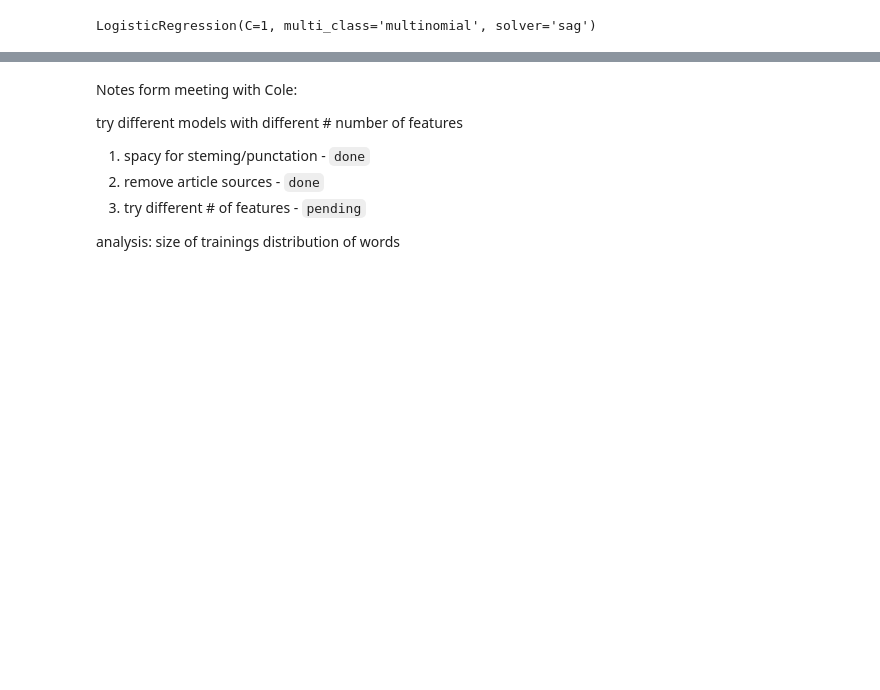
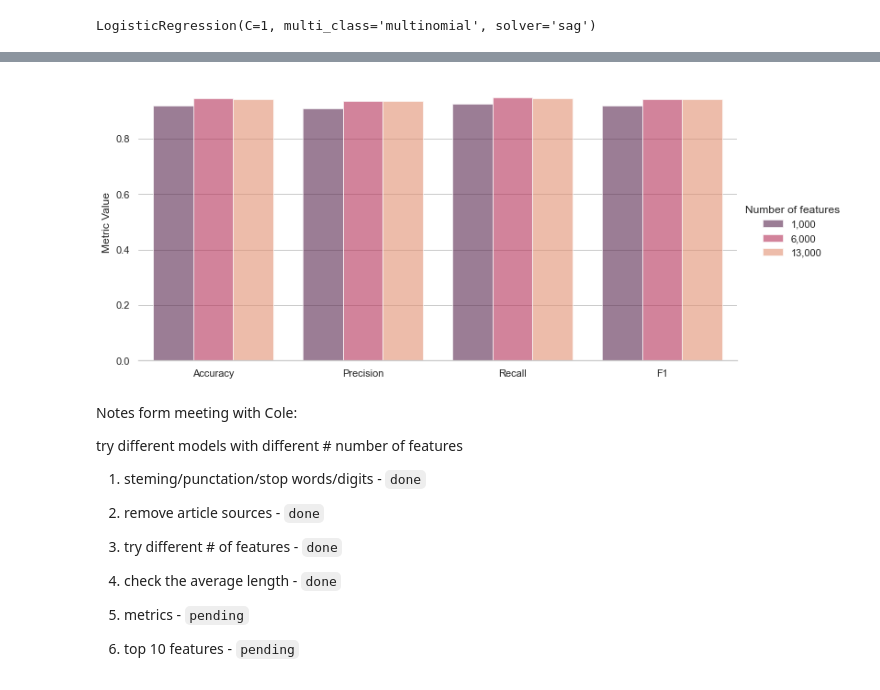
Before and after one commit to anth0nyhak1m/nlp_project_yas, a Jupyter notebook: baseline_model.ipynb, the cells around one changed output, grey strips where cells are left out. Cells and saved outputs as stored; diff of their text form; code cells hidden in the pictures; blank space fills up the shorter version.

```diff
--- a/baseline_model.ipynb
+++ b/baseline_model.ipynb
@@ -240,7 +255,7 @@ matrix([[0., 0., 0., ..., 0., 0., 0.],
 We will be using the `Logistic Classifier` as our baseline model for training:
 # %%
 logit = LogisticRegression(penalty = 'l2', C = 1, solver= 'sag', multi_class = 'multinomial')
-logit.fit(X_train_text, train_text['target'])
+logit.fit(X_train_text, train_text.target)
 # %% [output]
 LogisticRegression(C=1, multi_class='multinomial', solver='sag')
 # %% [markdown]
@@ -269,0 +315,19 @@ the accuracy score on the validation data is:  0.9194506310319228
+# %%
+text_transformer2, X_train_text2, X_val_text2, X_test_text2 = \
+    tf_idf_vectorizer(train_text.title, val_text.title,test_text.title, None)
+
+logit = LogisticRegression(penalty = 'l2', C = 1, solver= 'sag', multi_class = 'multinomial')
+logit.fit(X_train_text2, train_text.target)
+
+train_predicted_label = logit.predict(X_train_text2)
+train_accuracy_score = accuracy_score(train_text.target, train_predicted_label)
+
+predicted_label2 = logit.predict(X_val_text2)
+accuracy_score2 = accuracy_score(val_text.target, predicted_label2)
+
+print('Accuracy on the training data: %.2f' % train_accuracy_score)
+
+print('\nMetrics for 13,000-feature model (validation data): \nAccuracy: %.2f' % accuracy_score2)
+print('Precision: %.2f' % precision_score(val_text.target, predicted_label2))
+print('Recall: %.2f' % recall_score(val_text.target, predicted_label2))
+print('F1: %.2f' % f1_score(val_text.target, predicted_label2))
@@ -270,11 +342,36 @@ the accuracy score on the validation data is:  0.9194506310319228
+# %%
+# initialize list of lists
+data = [['1,000', 'Accuracy', accuracy_score0], ['1,000', 'Precision', precision_score(val_text.target, predicted_label0)], ['1,000', 'Recall', recall_score(val_text.target, predicted_label0)], ['1,000', 'F1', f1_score(val_text.target, predicted_label0)],
+        ['6,000', 'Accuracy', accuracy_score1], ['6,000','Precision', precision_score(val_text.target, predicted_label1)], ['6,000','Recall',recall_score(val_text.target, predicted_label1)], ['6,000', 'F1', f1_score(val_text.target, predicted_label1)],
+        ['13,000','Accuracy', accuracy_score2], ['13,000','Precision', precision_score(val_text.target, predicted_label2)],['13,000','Recall', recall_score(val_text.target, predicted_label2)],['13,000','F1',f1_score(val_text.target, predicted_label2)]]
+
+# Create the pandas DataFrame
+df = pd.DataFrame(data, columns=['Number of features', 'Type of Metric', 'Metric Value'])
+# %%
+import seaborn as sns
+sns.set_theme(style="whitegrid")
+
+# Draw a nested barplot by species and sex
+g = sns.catplot(
+    data = df,
+    kind="bar",
+    x="Type of Metric", y="Metric Value", hue="Number of features",
+    ci="sd", palette="rocket", alpha=.6, height=5, aspect=2
+)
+g.despine(left=True)
+g.set_axis_labels("", "Metric Value")
+g.legend.set_title("Number of features")
+# %% [output]
+[figure, added]
 # %% [markdown]
 Notes form meeting with Cole:
 
 try different models with different # number of features
 
-1. spacy for steming/punctation - `done`
+1. steming/punctation/stop words/digits - `done`
 2. remove article sources - `done`
-3. try different # of features - `pending`
+3. try different # of features - `done`
+4. check the average length - `done`
 
-analysis: size of trainings
-distribution of words
+5. metrics - `pending`
+6. top 10 features - `pending`
```
Also changed, not shown: parts of 23 cells of this notebook, 1 other file.
